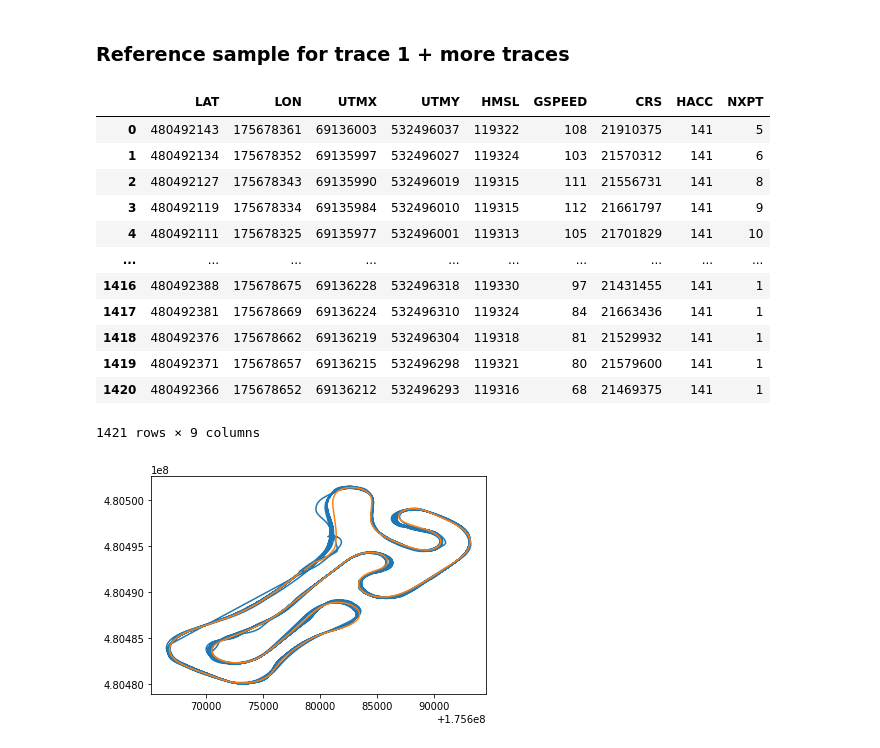
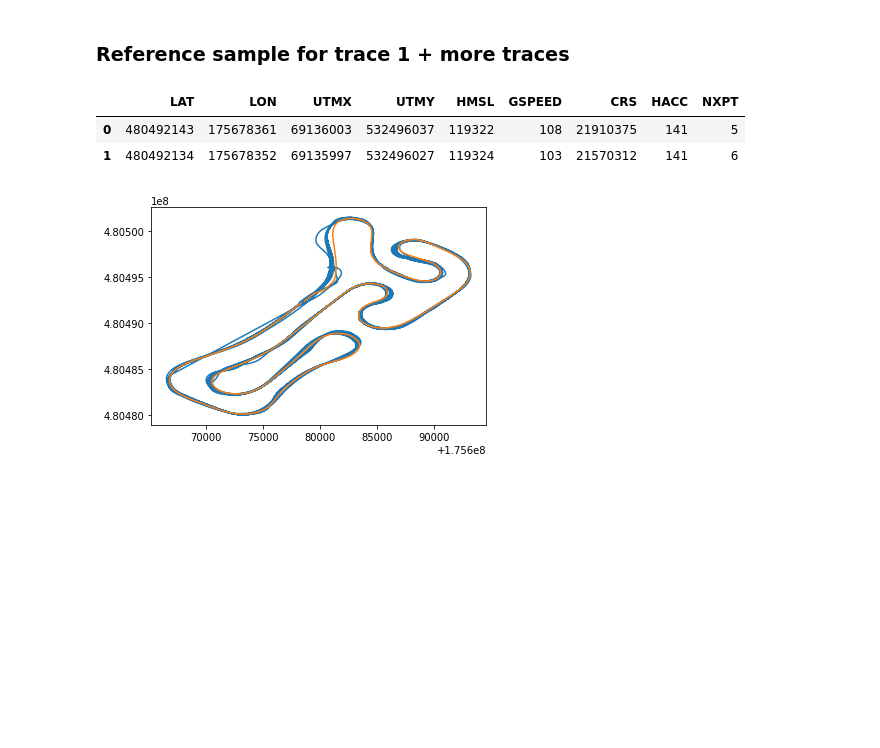
Before and after one commit to fiit-team-08/car-components-ml, a Jupyter notebook: data_analyzer.ipynb, the cells around one changed output. Drawn from its saved outputs; the diff is of its cells as text; code cells hidden in the pictures; blank space fills up the shorter version.

```diff
--- a/data_analyzer.ipynb
+++ b/data_analyzer.ipynb
@@ -13,21 +13,11 @@ ref1 = pd.read_csv('data/feri_logy_analyza/200629_karting/kartfinal36pr3r.csv',
 ref1 = ref1.drop(columns=[0, 1, 3, 5, 7, 9, 11, 13, 15, 17])
 ref1.columns = ['LAT', 'LON', 'UTMX', 'UTMY', 'HMSL', 'GSPEED', 'CRS', 'HACC', 'NXPT']
 # %%
-ref1
+ref1.head(2)
 # %% [output]
 |  | LAT | LON | UTMX | UTMY | HMSL | GSPEED | CRS | HACC | NXPT |
 | 0 | 480492143 | 175678361 | 69136003 | 532496037 | 119322 | 108 | 21910375 | 141 | 5 |
 | 1 | 480492134 | 175678352 | 69135997 | 532496027 | 119324 | 103 | 21570312 | 141 | 6 |
-| 2 | 480492127 | 175678343 | 69135990 | 532496019 | 119315 | 111 | 21556731 | 141 | 8 |
-| 3 | 480492119 | 175678334 | 69135984 | 532496010 | 119315 | 112 | 21661797 | 141 | 9 |
-| 4 | 480492111 | 175678325 | 69135977 | 532496001 | 119313 | 105 | 21701829 | 141 | 10 |
-| ... | ... | ... | ... | ... | ... | ... | ... | ... | ... |
-| 1416 | 480492388 | 175678675 | 69136228 | 532496318 | 119330 | 97 | 21431455 | 141 | 1 |
-| 1417 | 480492381 | 175678669 | 69136224 | 532496310 | 119324 | 84 | 21663436 | 141 | 1 |
-| 1418 | 480492376 | 175678662 | 69136219 | 532496304 | 119318 | 81 | 21529932 | 141 | 1 |
-| 1419 | 480492371 | 175678657 | 69136215 | 532496298 | 119321 | 80 | 21579600 | 141 | 1 |
-| 1420 | 480492366 | 175678652 | 69136212 | 532496293 | 119316 | 68 | 21469375 | 141 | 1 |
-1421 rows × 9 columns
 # %%
 traces1 = pd.read_csv('data/feri_logy_analyza/200629_karting/200629130554_gps.log', header=None, sep=';')
 # %%
```
Also changed, not shown: parts of 7 cells of this notebook.
